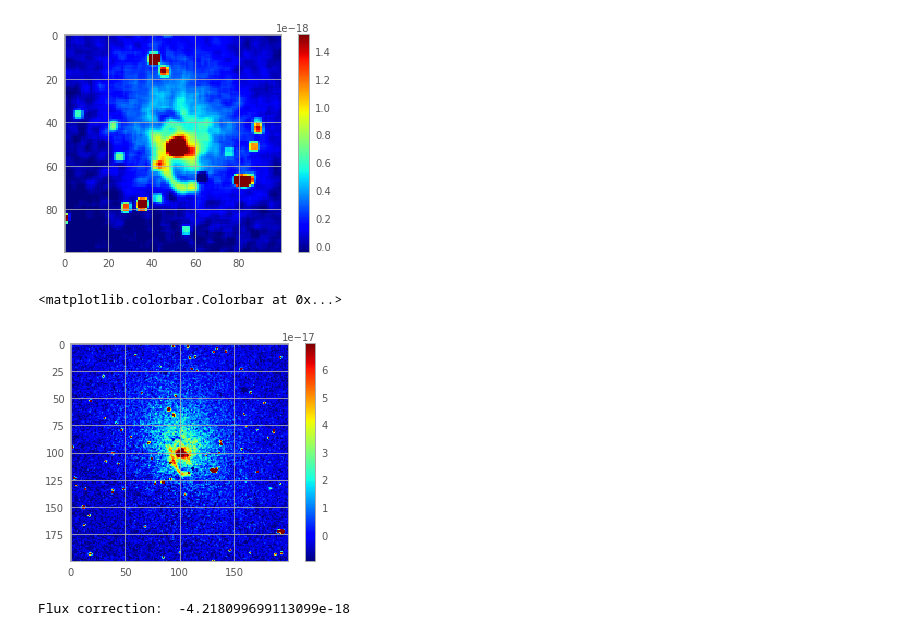
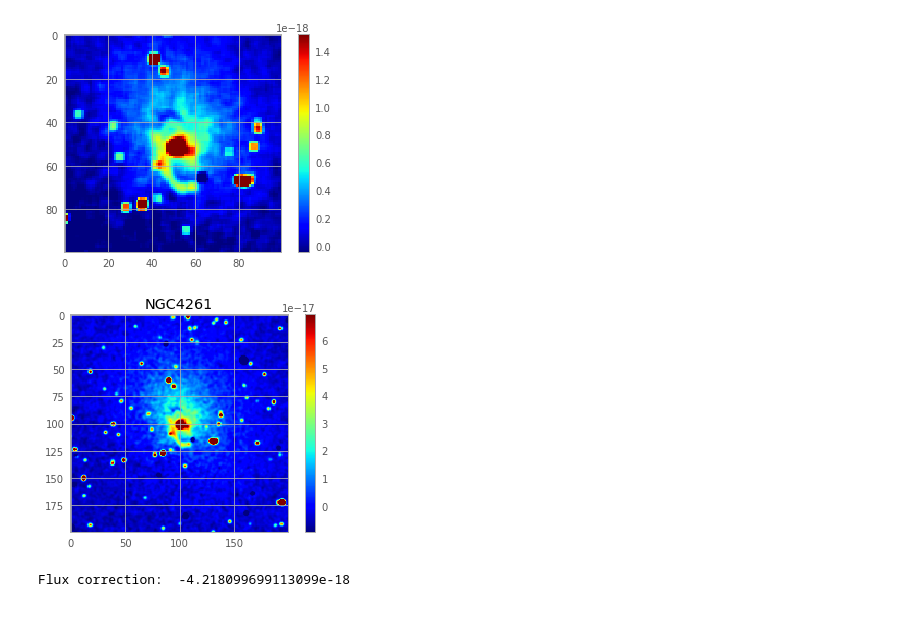
Before and after one commit to cosmologie/H_alpha_scripts, a Jupyter notebook: H_alpha_continuum_subtraction_NGC4261.ipynb, the cells around one changed output. Drawn from its saved outputs; the diff is of its cells as text; code cells hidden in the pictures.

```diff
--- a/H_alpha_continuum_subtraction_NGC4261.ipynb
+++ b/H_alpha_continuum_subtraction_NGC4261.ipynb
@@ -13,6 +13,13 @@ mat.cmap = mat.cm.jet
 from astropy.stats import median_absolute_deviation as MAD
 from sklearn.linear_model import RANSACRegressor
 from sklearn.datasets import make_regression
+import scipy.ndimage as ndi
+import make_astro_map as mam
+
+folder = "C:/Users/emily/Documents/ARC Summer 2019/"
+ims = folder+"Images/"
+fts = folder+"FITS files/"
+label = "A"
 # %% [output]
 gzip was not found on your system! You should solve this issue for astroquery.eso to be at its best!
 On POSIX system: make sure gzip is installed and in your path!On Windows: same for 7-zip (http://www.7-zip.org)!
@@ -130,25 +137,26 @@ plt.colorbar()
 # %%
 full_image = subtracted*narrow_band_hdr['photbw']
 hdr = narrow_band_hdr
 hdr['CRPIX1'] = delta
 hdr['CRPIX2'] = delta
 hdr['CRVAL1'] = ra
 hdr['CRVAL2'] = dec
 hdr['ra_aper'] = ra
 hdr['dec_aper'] = dec
 hdr['bunit'] = 'erg/s/cm2'
 hdr['goodmin'] = np.percentile(full_image, 10)
 hdr['goodmax'] = np.percentile(full_image, 99.5)
 hdr.set('target', 'NGC4261', 'target name')
 
 hdu = fits.PrimaryHDU(data=full_image, header=hdr)
 #hdu.writeto("C:/Users/emily/Documents/ARC Summer 2019/FITS files/Subtracted/"+galaxy+"_subtracted.fits")
 
-plt.imshow(full_image[400:600,400:600], vmin=np.percentile(full_image, 10), vmax=np.percentile(full_image, 99.5), cmap=mat.cm.jet)
+plt.imshow(ndi.gaussian_filter(full_image[400:600,400:600], 1.0), vmin=np.percentile(full_image, 10), vmax=np.percentile(full_image, 99.5), cmap=mat.cm.jet)
 plt.colorbar()
+plt.title(galaxy)
+plt.savefig(ims+"final/"+galaxy+"_Ha.jpg", bbox_inches = 'tight')
 # %% [output]
-<matplotlib.colorbar.Colorbar at 0x...>
-[figure, old version]
+[figure, new version]
 # %%
 # summing up the image for the total flux
 
```
Also changed, not shown: parts of 8 cells of this notebook, 5 other files.
